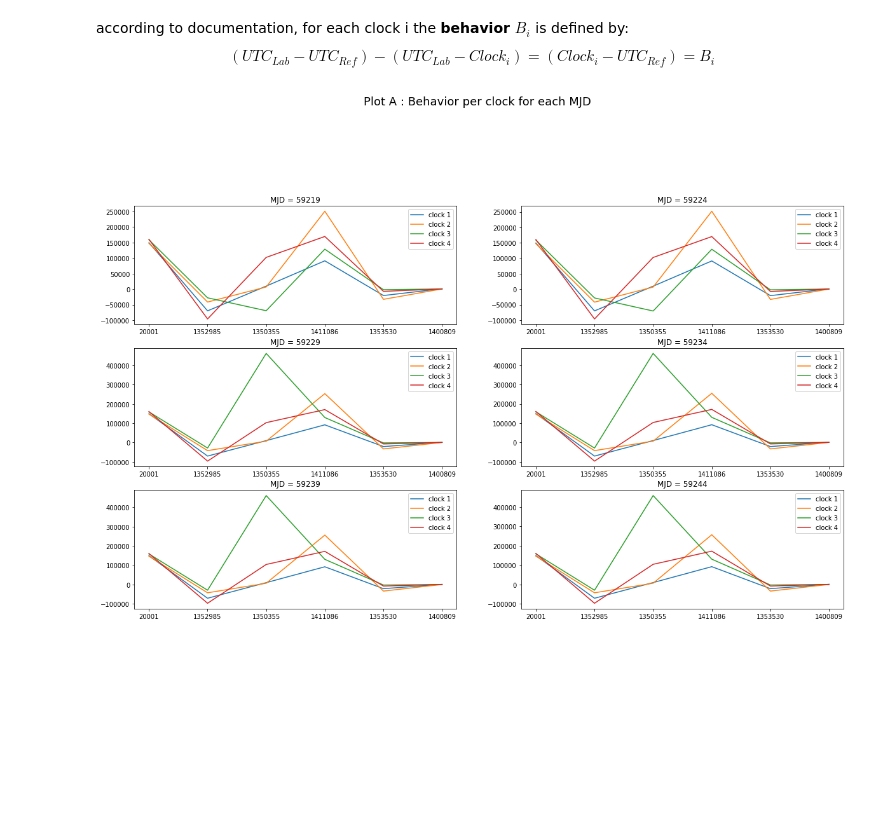
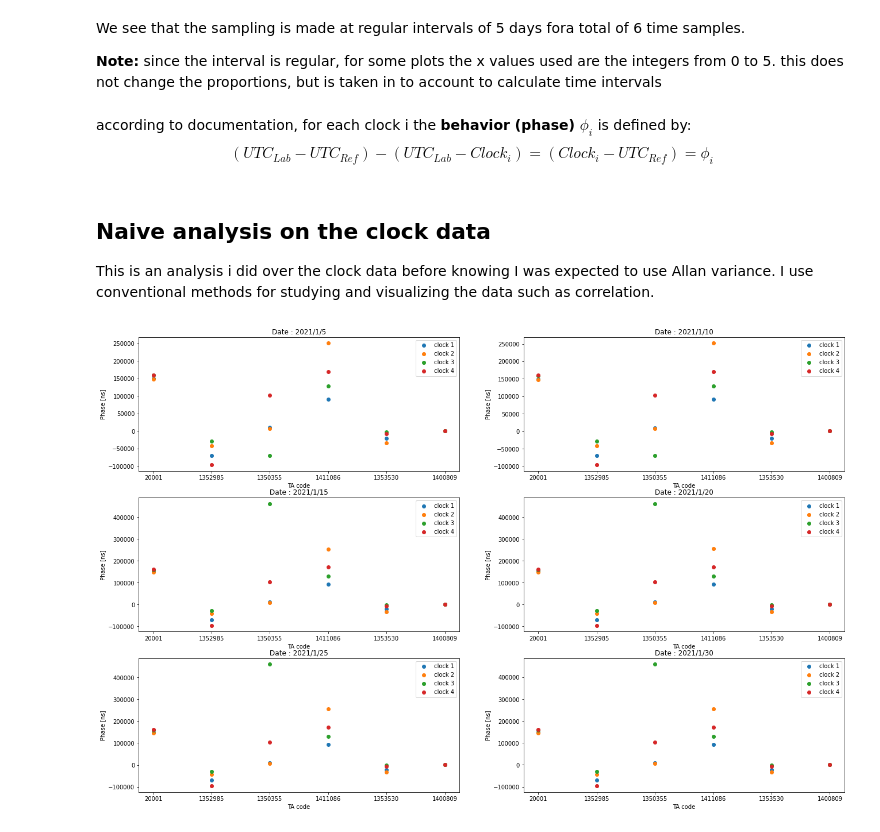
Before and after one commit to PaipaPsyche/M2_AstroParis2021, a Jupyter notebook: DataAnalysis/MC_time_series/data/ClockDataAnalysis.ipynb, the cells around one changed output. Saved outputs shown, nothing was run; the diff lists cells and outputs as text; code cells hidden in the pictures; blank space fills up the shorter version.

Commit message:
Time series clock data final version

```diff
--- a/DataAnalysis/MC_time_series/data/ClockDataAnalysis.ipynb
+++ b/DataAnalysis/MC_time_series/data/ClockDataAnalysis.ipynb
@@ -25,6 +35,8 @@ data = data.apply(pd.to_numeric)
 
 # removing redundant column
 data.drop('lab_code', axis=1, inplace=True)
+data["date"] = data["mjd"]
+data["date"]=data["mjd"].apply(lambda x:"{}/{}/{:.0f}".format(*mjd.mjd_to_date(x)))
 data
 # %% [output]
 |  | mjd | ta_code | utc-ta | clk1_code | utc-clk1 | clk2_code | utc-clk2 | clk3_code | utc-clk3 | clk4_code | ... |
@@ -44,24 +56,33 @@ data
 | 33 | 59244 | 1411086 | 180950.6 | 1411082 | 88552.4 | 1411002 | -75967.2 | 1353054 | 49891.6 | 1351029 | ... |
 | 34 | 59244 | 1353530 | -1302.3 | 1350157 | 19823.1 | 1400890 | 32256.7 | 1400810 | 842.6 | 1400889 | ... |
 | 35 | 59244 | 1400809 | 682.6 | 1411037 | -807.1 | 0 | 0.0 | 0 | 0.0 | 0 | ... |
+# %% [markdown]
+We see that the sampling is made at regular intervals of 5 days fora total of 6 time samples.
+
+**Note:** since the interval is regular, for some plots the  x values used are the integers from 0 to 5. this does not change the proportions, but is taken in to account to calculate time intervals
 # %% [markdown]
-according to documentation, for each clock i the **behavior $B_i$** is defined by:
-$$(UTC_{Lab} - UTC_{Ref}) - (UTC_{Lab} - Clock_{i}) = (Clock_{i} - UTC_{Ref}) = B_{i}$$
+according to documentation, for each clock i the **behavior (phase) $\phi_i$** is defined by:
+$$(UTC_{Lab} - UTC_{Ref}) - (UTC_{Lab} - Clock_{i}) = (Clock_{i} - UTC_{Ref}) = \phi_i$$
 # %%
-data["behavior1"] = data["utc-ta"]-data["utc-clk1"]
-data["behavior2"] = data["utc-ta"]-data["utc-clk2"]
-data["behavior3"] = data["utc-ta"]-data["utc-clk3"]
-data["behavior4"] = data["utc-ta"]-data["utc-clk4"]
+nsfactor = 10**(-9)
+data["behavior1"] = (data["utc-ta"]-data["utc-clk1"])#*nsfactor
+data["behavior2"] = (data["utc-ta"]-data["utc-clk2"])#*nsfactor
+data["behavior3"] = (data["utc-ta"]-data["utc-clk3"])#*nsfactor
+data["behavior4"] = (data["utc-ta"]-data["utc-clk4"])#*nsfactor
 
-days = data["mjd"].unique()
+days = data["date"].unique()
 labs = data["ta_code"].unique()
 clks = ["clock 1","clock 2","clock 3","clock 4"]
+# %% [markdown]
+## Naive analysis on the clock data
+
+This is an analysis i did over the clock data before knowing I was expected to use Allan variance. I use conventional methods for studying and visualizing the data such as correlation.
 # %%
 """
 create a dictionary with an item for each clock, containing
 the correlation data in with every other clock.
 
-A plot of the different datapoints (ta_code) for each MJD is
+A scatter plot of the different datapoints (ta_code) for each MJD is
 generated in the same loop filling the dictionary.
 
 The TA codes are NOT a timestamp (so representing each clock
@@ -71,45 +92,50 @@ correlations among different clocks
 """
 
 # corr data
 corr_data_per_clock = {x:{y:np.zeros(len(days)) for y in clks if x!=y} for x in clks}
 
 
 
-plt.figure(figsize=(20,len(days)*4))
-plt.suptitle("Plot A : Behavior per clock for each MJD",fontsize=18)
+plt.figure(figsize=(22,len(days)*5))
+#lt.suptitle("Plot A : Behavior per clock for each MJD",fontsize=18)
 
 # for each MJD
 for i in range(len(days)):
     plt.subplot(len(days),2,i+1)
-    plt.title("MJD = {}".format(days[i]))
+    plt.title("Date : {}".format(days[i]))
 
-    y1 = data[data["mjd"]==int(days[i])]["behavior1"]
-    y2 = data[data["mjd"]==int(days[i])]["behavior2"]
-    y3 = data[data["mjd"]==int(days[i])]["behavior3"]
-    y4 = data[data["mjd"]==int(days[i])]["behavior4"]
+    y1 = data[data["date"]==days[i]]["behavior1"]
+    y2 = data[data["date"]==days[i]]["behavior2"]
+    y3 = data[data["date"]==days[i]]["behavior3"]
+    y4 = data[data["date"]==days[i]]["behavior4"]
 
     # create correlation matrix with B values of all 4 clocks for this MJD
     clocks = np.array([list(y1),list(y2),list(y3),list(y4)]).T
     clocks = pd.DataFrame(data=clocks,columns=clks)
     corr_clocks = clocks.corr()
 
     # for each clokc; save the correlations with everyother clock (auto corr = 1)
     for cl1 in clks:
         for cl2 in clks:
             if(cl1!=cl2):
                 corr_data_per_clock[cl1][cl2][i] = corr_clocks[cl1][cl2]
 
 
     x = np.arange(6)
     plt.xticks(ticks=x,labels=data["ta_code"].unique())
 
-    plt.plot(x,y1,label="clock 1")
-    plt.plot(x,y2,label="clock 2")
-    plt.plot(x,y3,label="clock 3")
-    plt.plot(x,y4,label="clock 4")
+
+    plt.scatter(x,y1,label="clock 1")
+    plt.scatter(x,y2,label="clock 2")
+    plt.scatter(x,y3,label="clock 3")
+    plt.scatter(x,y4,label="clock 4")
+
+
+    plt.xlabel("TA code")
+    plt.ylabel("Phase [ns]")
     plt.legend(loc=1)
 # %% [output]
-[figure, old version]
+[figure, new version]
 # %%
 """
 Now, for each clock the correlation data with every other clock is traced in time MJD
```
Also changed, not shown: parts of 26 cells of this notebook, 4 other files.
